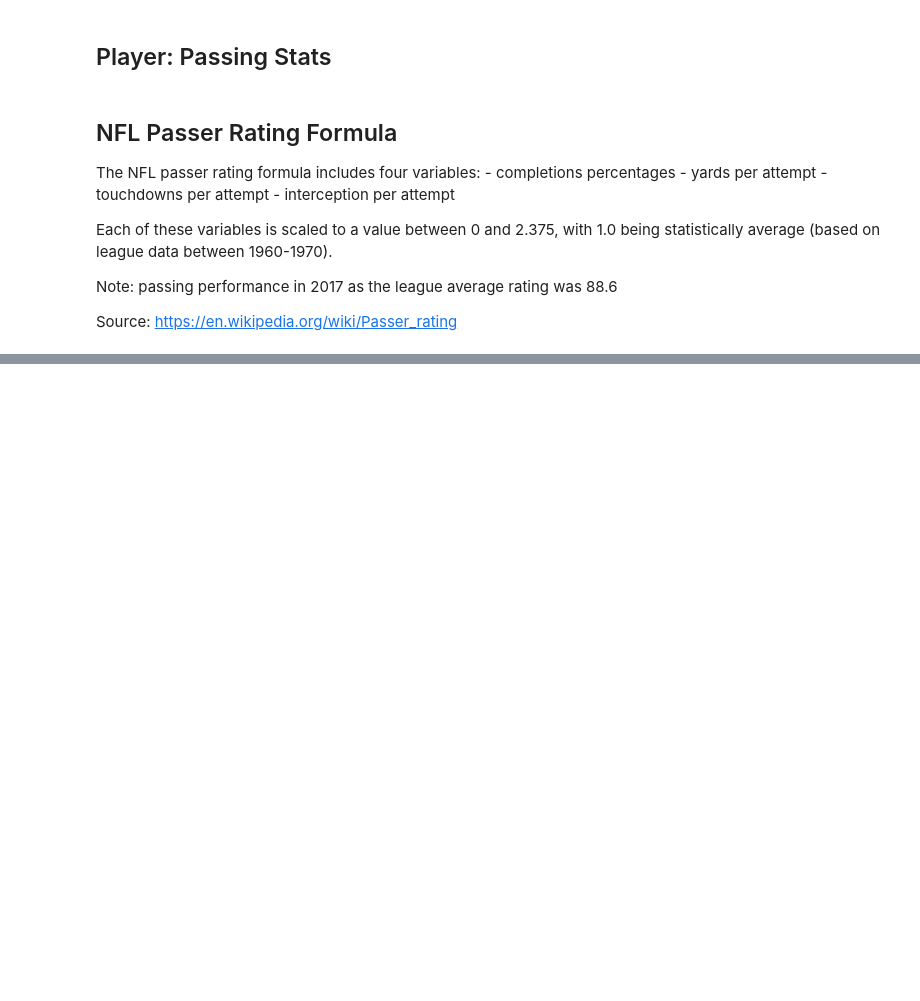
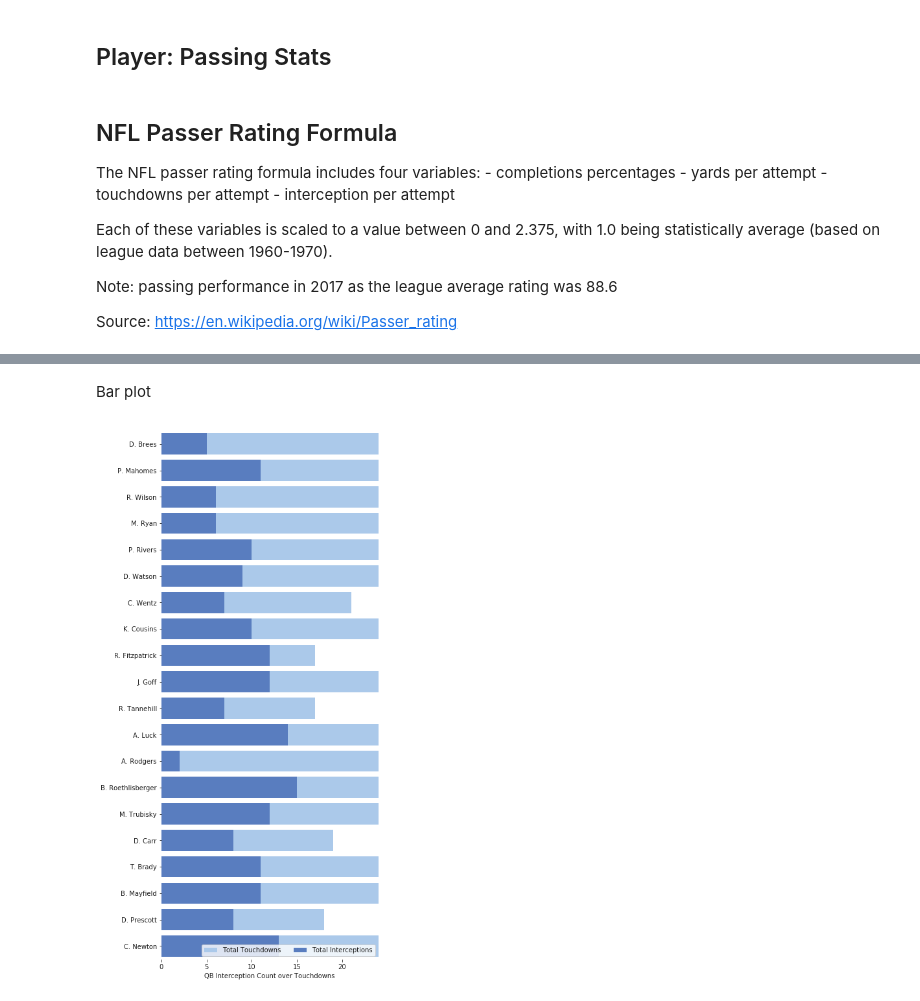
Before and after one commit to naivelogic/NFL-smarter-football, a Jupyter notebook: In Development/(dev) NFL Quarterback Rating.ipynb, the cells around one changed output, grey strips where cells are left out. Saved outputs shown, nothing was run; the diff lists cells and outputs as text; code cells hidden in the pictures; blank space fills up the shorter version.

```diff
--- a/In Development/(dev) NFL Quarterback Rating.ipynb
+++ b/In Development/(dev) NFL Quarterback Rating.ipynb
@@ -155,0 +150,3 @@ qb
+# %%
+qb_leaderboard = pd.read_table("./quarterback_rating.txt")
+qb_leaderboard
@@ -155,0 +171,25 @@ qb
+# %% [markdown]
+Bar plot
+# %%
+# https://seaborn.pydata.org/examples/horizontal_barplot.html
+
+# Initialize the matplotlib figure
+f, ax = plt.subplots(figsize=(6, 15))
+
+# Plot the total crashes
+sns.set_color_codes("pastel")
+sns.barplot(x="TD", y="Name", data=qb_leaderboard,
+            label="Total Touchdowns", color="b")
+
+# Plot the crashes where alcohol was involved
+sns.set_color_codes("muted")
+sns.barplot(x="Int", y="Name", data=qb_leaderboard,
+            label="Total Interceptions", color="b")
+
+# Add a legend and informative axis label
+ax.legend(ncol=2, loc="lower right", frameon=True)
+ax.set(xlim=(0, 24), ylabel="",
+       xlabel="QB Interception Count over Touchdowns")
+sns.despine(left=True, bottom=True)
+# %% [output]
+[figure, added]
```
Also changed, not shown: parts of 9 cells of this notebook.
